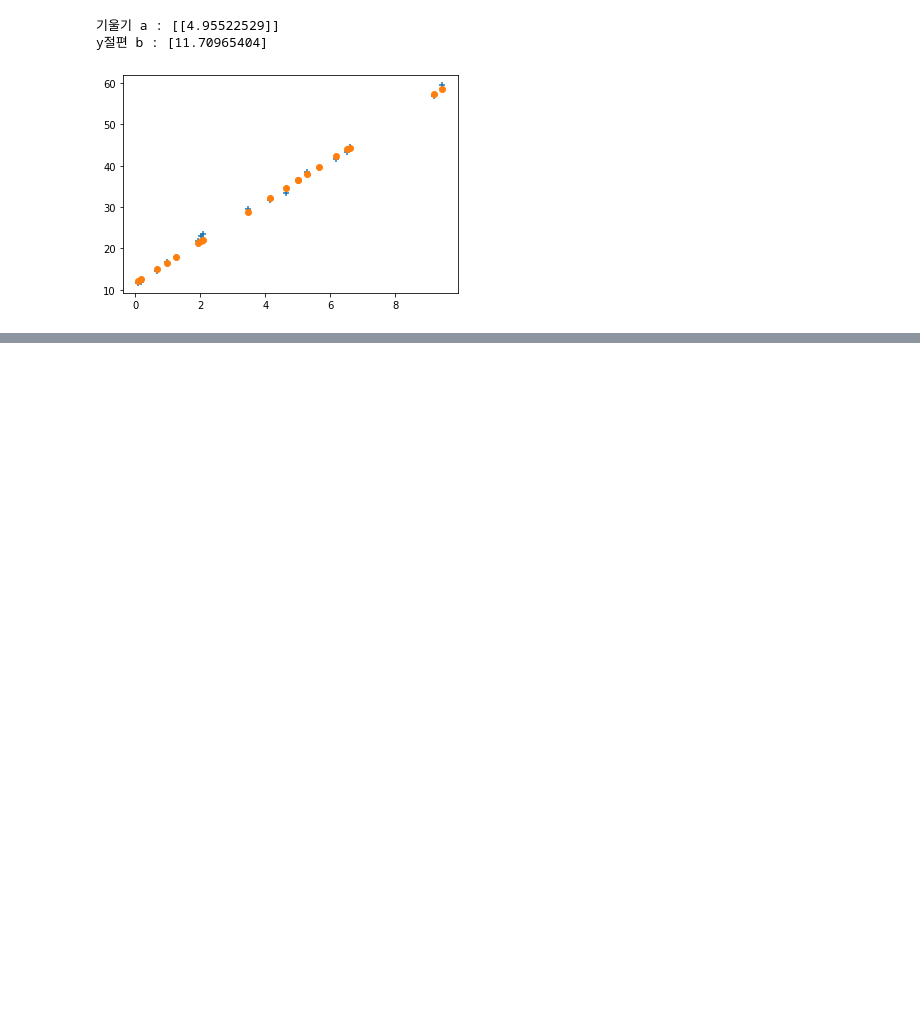
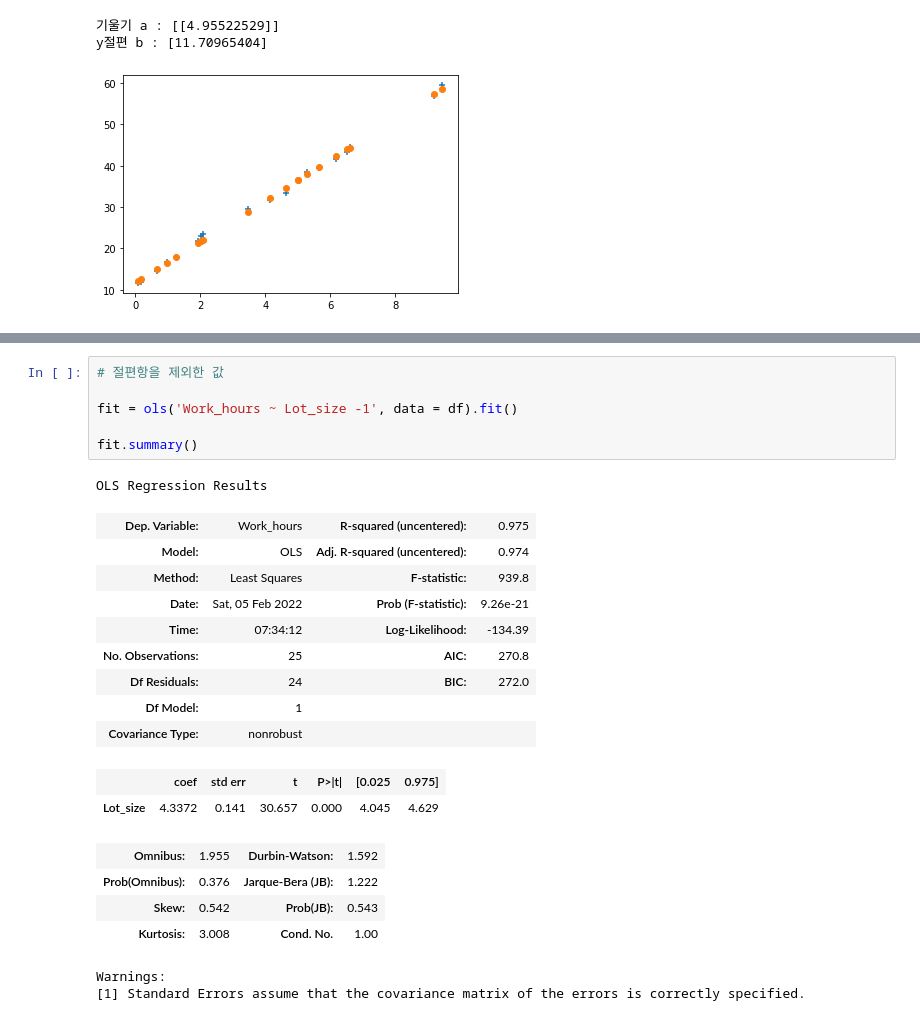
Before and after one commit to for-Statistics/Basic_statistic, a Jupyter notebook: 김선기/Stats_08.ipynb, the cells around one changed output, grey strips where cells are left out. Saved outputs shown, nothing was run; the diff lists cells and outputs as text; blank space fills up the shorter version.

```diff
--- a/김선기/Stats_08.ipynb
+++ b/김선기/Stats_08.ipynb
@@ -120,0 +183,25 @@ y절편 b : [11.70965404]
+# %%
+# 절편항을 제외한 값
+
+fit = ols('Work_hours ~ Lot_size -1', data = df).fit()
+
+fit.summary()
+# %% [output]
+OLS Regression Results
+| Dep. Variable: | Work_hours | R-squared (uncentered): | 0.975 |
+| Model: | OLS | Adj. R-squared (uncentered): | 0.974 |
+| Method: | Least Squares | F-statistic: | 939.8 |
+| Date: | Sat, 05 Feb 2022 | Prob (F-statistic): | 9.26e-21 |
+| Time: | 07:34:12 | Log-Likelihood: | -134.39 |
+| No. Observations: | 25 | AIC: | 270.8 |
+| Df Residuals: | 24 | BIC: | 272.0 |
+| Df Model: | 1 |  |  |
+| Covariance Type: | nonrobust |  |  |
+|  | coef | std err | t | P>|t| | [0.025 | 0.975] |
+| Lot_size | 4.3372 | 0.141 | 30.657 | 0.000 | 4.045 | 4.629 |
+| Omnibus: | 1.955 | Durbin-Watson: | 1.592 |
+| Prob(Omnibus): | 0.376 | Jarque-Bera (JB): | 1.222 |
+| Skew: | 0.542 | Prob(JB): | 0.543 |
+| Kurtosis: | 3.008 | Cond. No. | 1.00 |
+Warnings:
+[1] Standard Errors assume that the covariance matrix of the errors is correctly specified.
```
Also changed, not shown: parts of 7 cells of this notebook.
